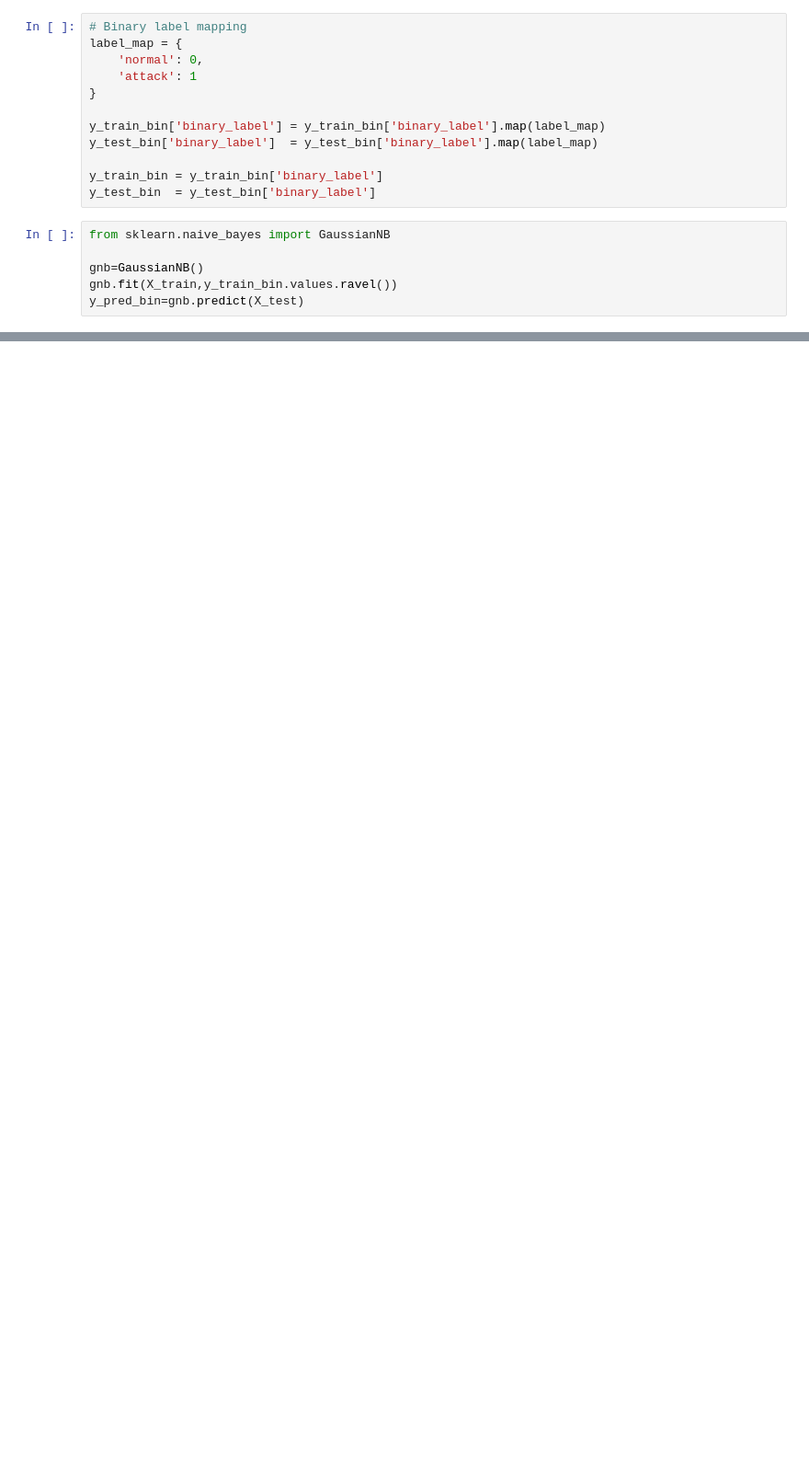
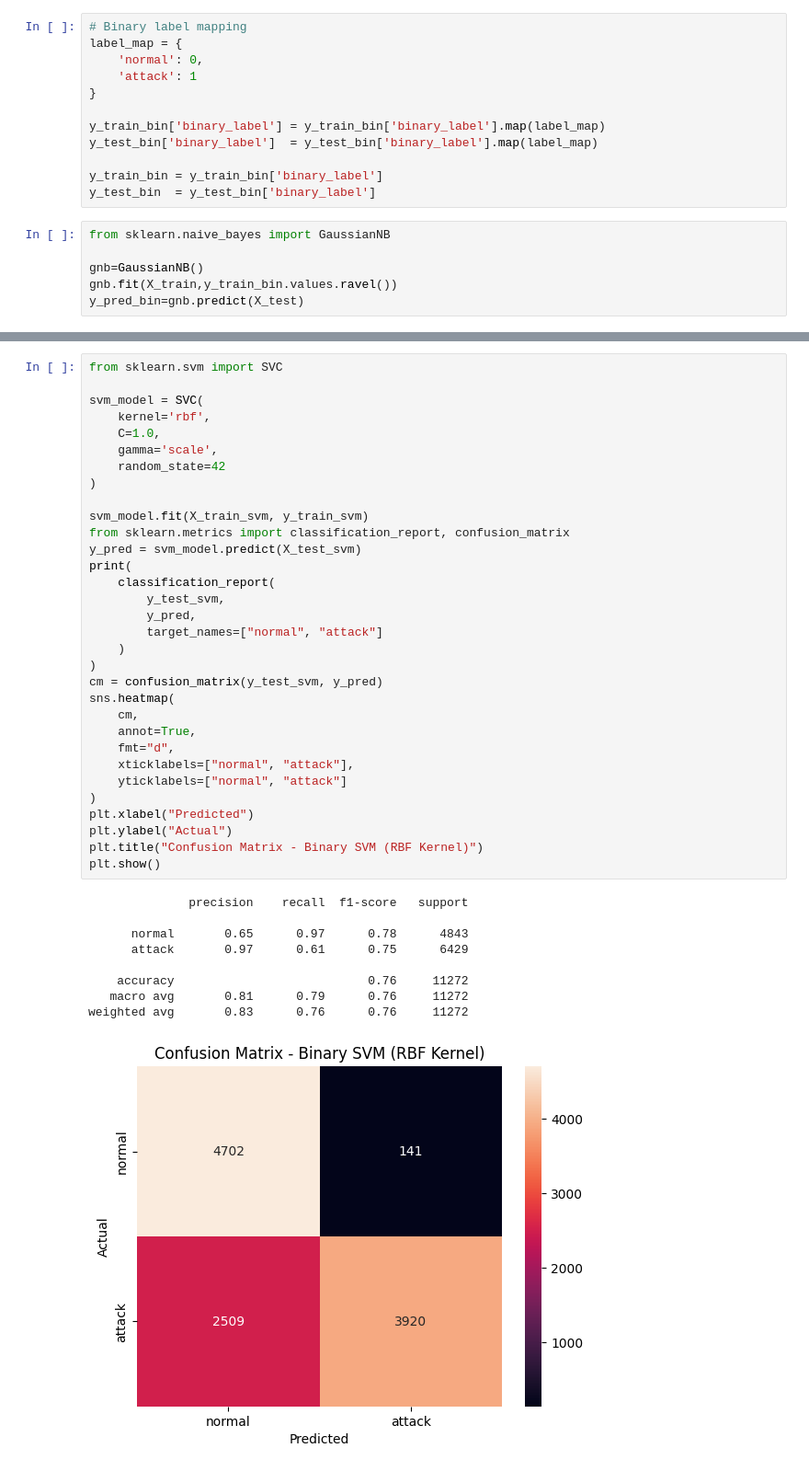
Before and after one commit to SantanuOjha/nsl-kdd-classical-ids-reproduction, a Jupyter notebook: notebooks/3_binary_model.ipynb, the cells around one changed output, grey strips where cells are left out. Shown at 92% size. Cells and saved outputs as stored; diff of their text form; blank space fills up the shorter version.

```diff
--- a/notebooks/3_binary_model.ipynb
+++ b/notebooks/3_binary_model.ipynb
@@ -115,0 +235,42 @@ weighted avg       0.77      0.70      0.69     22544
+# %%
+from sklearn.svm import SVC
+
+svm_model = SVC(
+    kernel='rbf',
+    C=1.0,
+    gamma='scale',
+    random_state=42
+)
+
+svm_model.fit(X_train_svm, y_train_svm)
+from sklearn.metrics import classification_report, confusion_matrix
+y_pred = svm_model.predict(X_test_svm)
+print(
+    classification_report(
+        y_test_svm,
+        y_pred,
+        target_names=["normal", "attack"]
+    )
+)
+cm = confusion_matrix(y_test_svm, y_pred)
+sns.heatmap(
+    cm,
+    annot=True,
+    fmt="d",
+    xticklabels=["normal", "attack"],
+    yticklabels=["normal", "attack"]
+)
+plt.xlabel("Predicted")
+plt.ylabel("Actual")
+plt.title("Confusion Matrix - Binary SVM (RBF Kernel)")
+plt.show()
+# %% [output]
+              precision    recall  f1-score   support
+
+      normal       0.65      0.97      0.78      4843
+      attack       0.97      0.61      0.75      6429
+
+    accuracy                           0.76     11272
+   macro avg       0.81      0.79      0.76     11272
+weighted avg       0.83      0.76      0.76     11272
+[figure, added]
```
Also changed, not shown: parts of 19 cells of this notebook.
